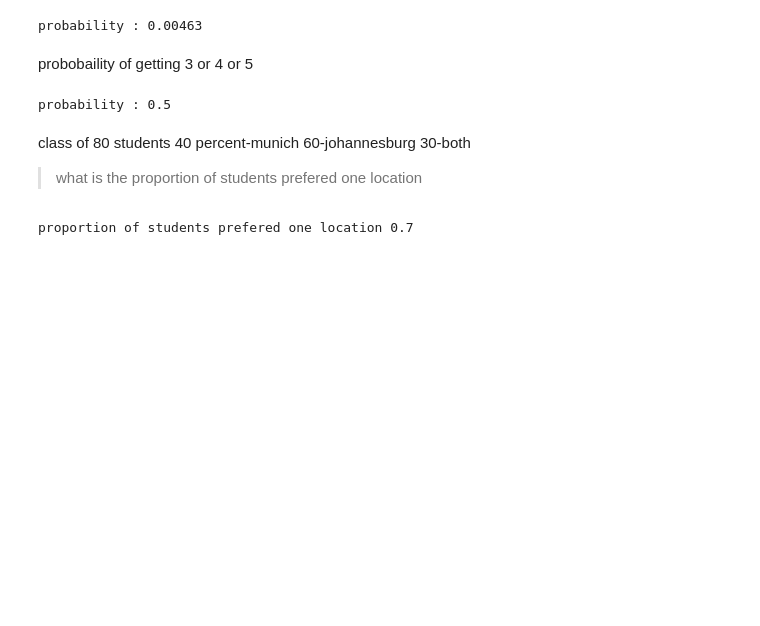
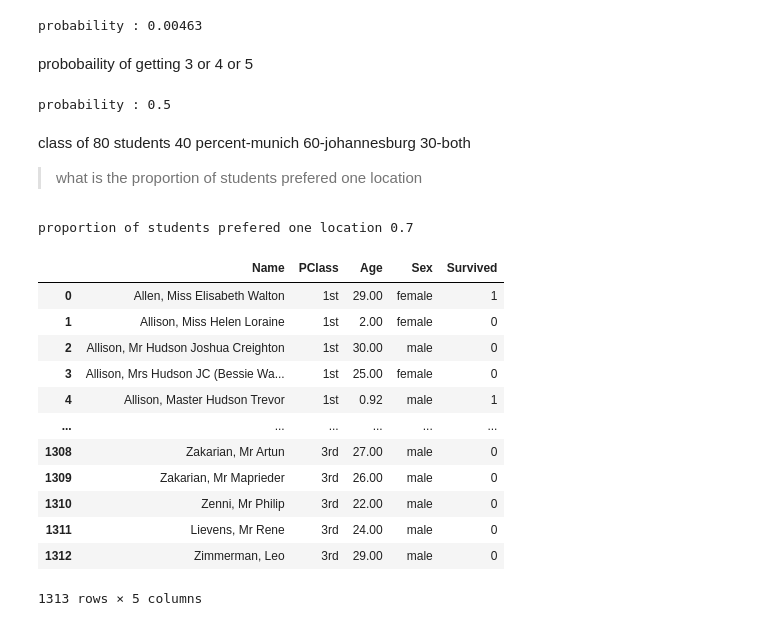
Before and after one commit to fathimar33/python_programs, a Jupyter notebook: python2.ipynb, the cells around one changed output. Saved outputs shown, nothing was run; the diff lists cells and outputs as text; code cells hidden in the pictures; blank space fills up the shorter version.

```diff
--- a/python2.ipynb
+++ b/python2.ipynb
@@ -83,0 +86,18 @@ proportion of students prefered one location 0.7
+# %%
+df=pd.DataFrame(pd.read_csv("/content/drive/MyDrive/Titanic.csv"))
+# %%
+df
+# %% [output]
+|  | Name | PClass | Age | Sex | Survived |
+| 0 | Allen, Miss Elisabeth Walton | 1st | 29.00 | female | 1 |
+| 1 | Allison, Miss Helen Loraine | 1st | 2.00 | female | 0 |
+| 2 | Allison, Mr Hudson Joshua Creighton | 1st | 30.00 | male | 0 |
+| 3 | Allison, Mrs Hudson JC (Bessie Wa... | 1st | 25.00 | female | 0 |
+| 4 | Allison, Master Hudson Trevor | 1st | 0.92 | male | 1 |
+| ... | ... | ... | ... | ... | ... |
+| 1308 | Zakarian, Mr Artun | 3rd | 27.00 | male | 0 |
+| 1309 | Zakarian, Mr Maprieder | 3rd | 26.00 | male | 0 |
+| 1310 | Zenni, Mr Philip | 3rd | 22.00 | male | 0 |
+| 1311 | Lievens, Mr Rene | 3rd | 24.00 | male | 0 |
+| 1312 | Zimmerman, Leo | 3rd | 29.00 | male | 0 |
+1313 rows × 5 columns
```
Also changed, not shown: parts of 35 cells of this notebook.
